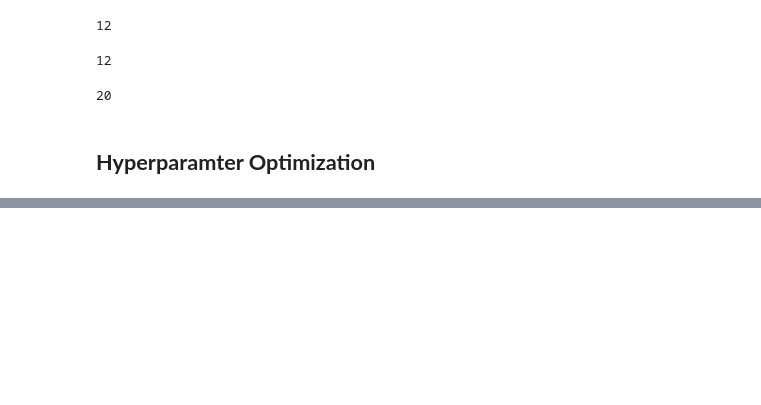
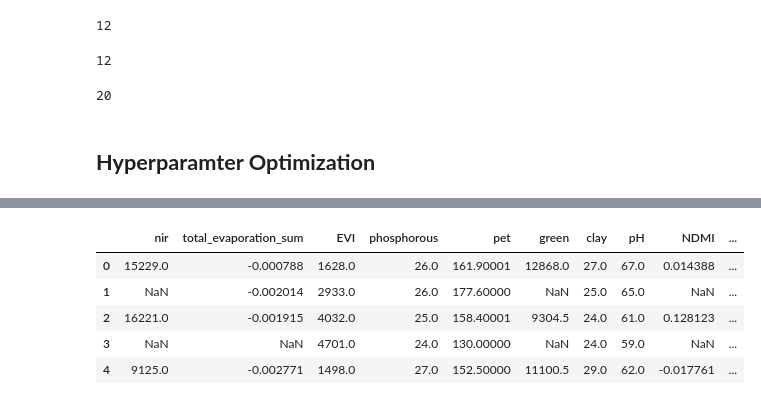
Before and after one commit to rohan-projects01/EY-AI-And-Data-Challenge, a Jupyter notebook: models/ridge.ipynb, the cells around one changed output, grey strips where cells are left out. Cells and saved outputs as stored; diff of their text form; code cells hidden in the pictures; blank space fills up the shorter version.

```diff
--- a/models/ridge.ipynb
+++ b/models/ridge.ipynb
@@ -239,0 +329,11 @@ study.optimize(objective, n_trials=300)
+# %%
+test_df = check_df[selected_feats]
+
+test_df.head()
+# %% [output]
+|  | nir | total_evaporation_sum | EVI | phosphorous | pet | green | clay | pH | NDMI | ... |
+| 0 | 15229.0 | -0.000788 | 1628.0 | 26.0 | 161.90001 | 12868.0 | 27.0 | 67.0 | 0.014388 | ... |
+| 1 | NaN | -0.002014 | 2933.0 | 26.0 | 177.60000 | NaN | 25.0 | 65.0 | NaN | ... |
+| 2 | 16221.0 | -0.001915 | 4032.0 | 25.0 | 158.40001 | 9304.5 | 24.0 | 61.0 | 0.128123 | ... |
+| 3 | NaN | NaN | 4701.0 | 24.0 | 130.00000 | NaN | 24.0 | 59.0 | NaN | ... |
+| 4 | 9125.0 | -0.002771 | 1498.0 | 27.0 | 152.50000 | 11100.5 | 29.0 | 62.0 | -0.017761 | ... |
```
Also changed, not shown: parts of 12 cells of this notebook, 1 other file.
